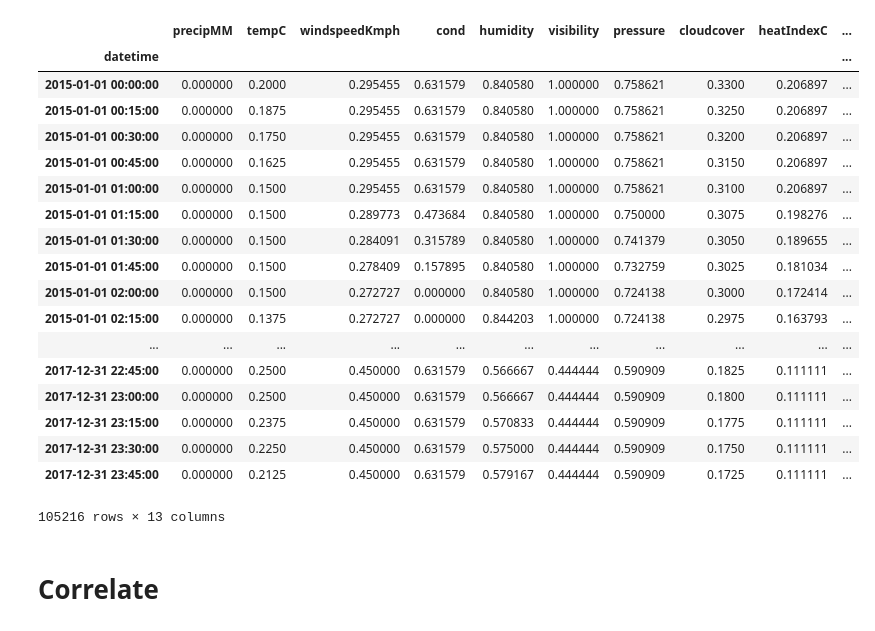
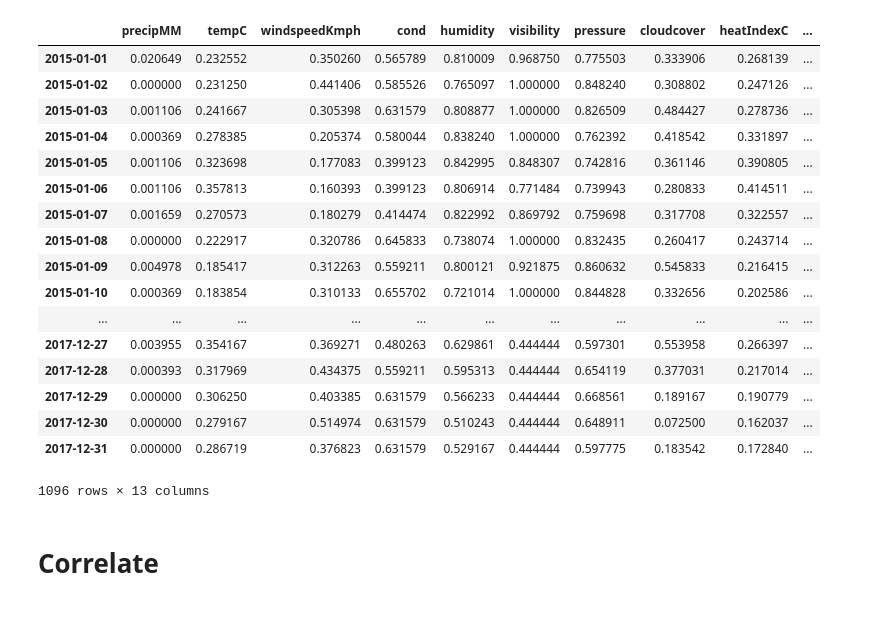
Before and after one commit to mavicreccion/DATAMIN_FinalProject, a Jupyter notebook: correlate_weather_data.ipynb, the cells around one changed output. Saved outputs shown, nothing was run; the diff lists cells and outputs as text; code cells hidden in the pictures.

```diff
--- a/correlate_weather_data.ipynb
+++ b/correlate_weather_data.ipynb
@@ -5,46 +5,45 @@ import string
 import matplotlib.pyplot as plt
 from pandas.plotting import scatter_matrix
 # %%
-weather_dataset1 = pd.read_csv('wwo_normalized_manila\\worldweatheronline_normalized_manila_2015.csv', index_col=['datetime'], parse_dates=['datetime'], skipinitialspace=True)
-weather_dataset1 = weather_dataset1[:35040]
-weather_dataset2 = pd.read_csv('wwo_normalized_manila\\worldweatheronline_normalized_manila_2016.csv', index_col=['datetime'], parse_dates=['datetime'], skipinitialspace=True)
-weather_dataset3 = pd.read_csv('wwo_normalized_manila\\worldweatheronline_normalized_manila_2017.csv', index_col=['datetime'], parse_dates=['datetime'], skipinitialspace=True)
+weather_dataset1 = pd.read_csv('wwo_normalized_manila\\worldweatheronline_normalized_manila_2015_1day.csv', index_col=[0], parse_dates=[0], skipinitialspace=True)
+# weather_dataset1 = weather_dataset1[:35040]
+weather_dataset2 = pd.read_csv('wwo_normalized_manila\\worldweatheronline_normalized_manila_2016_1day.csv', index_col=[0], parse_dates=[0], skipinitialspace=True)
+weather_dataset3 = pd.read_csv('wwo_normalized_manila\\worldweatheronline_normalized_manila_2017_1day.csv', index_col=[0], parse_dates=[0], skipinitialspace=True)
 weather_dataset = []
 weather_dataset.append(weather_dataset1)
 weather_dataset.append(weather_dataset2)
 weather_dataset.append(weather_dataset3)
 weather_dataset = pd.concat(weather_dataset)
 weather_dataset
 
 # weather_dataset = pd.read_csv('wwo_normalized_manila\\worldweatheronline_normalized_manila_2017.csv', index_col=['datetime'], parse_dates=['datetime'], skipinitialspace=True)
 # weather_dataset = weather_dataset[:35040]
 
 # Remove unused columms
 cols_to_remove = [1,2,4,12,14,16,17,20]
 weather_dataset.drop(weather_dataset.columns[[cols_to_remove]], axis=1, inplace=True)
 
 # Reorder dataset
 weather_dataset = weather_dataset[['precipMM', 'tempC', 'windspeedKmph', 'cond', 'humidity', 'visibility', 'pressure', 'cloudcover', 'heatIndexC', 'dewPointC', 'windChillC', 'windGustKmph', 'feelsLikeC']]
 weather_dataset
 # %% [output]
 |  | precipMM | tempC | windspeedKmph | cond | humidity | visibility | pressure | cloudcover | heatIndexC | ... |
-| datetime |  |  |  |  |  |  |  |  |  | ... |
-| 2015-01-01 00:00:00 | 0.000000 | 0.2000 | 0.295455 | 0.631579 | 0.840580 | 1.000000 | 0.758621 | 0.3300 | 0.206897 | ... |
-| 2015-01-01 00:15:00 | 0.000000 | 0.1875 | 0.295455 | 0.631579 | 0.840580 | 1.000000 | 0.758621 | 0.3250 | 0.206897 | ... |
-| 2015-01-01 00:30:00 | 0.000000 | 0.1750 | 0.295455 | 0.631579 | 0.840580 | 1.000000 | 0.758621 | 0.3200 | 0.206897 | ... |
-| 2015-01-01 00:45:00 | 0.000000 | 0.1625 | 0.295455 | 0.631579 | 0.840580 | 1.000000 | 0.758621 | 0.3150 | 0.206897 | ... |
-| 2015-01-01 01:00:00 | 0.000000 | 0.1500 | 0.295455 | 0.631579 | 0.840580 | 1.000000 | 0.758621 | 0.3100 | 0.206897 | ... |
-| 2015-01-01 01:15:00 | 0.000000 | 0.1500 | 0.289773 | 0.473684 | 0.840580 | 1.000000 | 0.750000 | 0.3075 | 0.198276 | ... |
-| 2015-01-01 01:30:00 | 0.000000 | 0.1500 | 0.284091 | 0.315789 | 0.840580 | 1.000000 | 0.741379 | 0.3050 | 0.189655 | ... |
-| 2015-01-01 01:45:00 | 0.000000 | 0.1500 | 0.278409 | 0.157895 | 0.840580 | 1.000000 | 0.732759 | 0.3025 | 0.181034 | ... |
-| 2015-01-01 02:00:00 | 0.000000 | 0.1500 | 0.272727 | 0.000000 | 0.840580 | 1.000000 | 0.724138 | 0.3000 | 0.172414 | ... |
-| 2015-01-01 02:15:00 | 0.000000 | 0.1375 | 0.272727 | 0.000000 | 0.844203 | 1.000000 | 0.724138 | 0.2975 | 0.163793 | ... |
+| 2015-01-01 | 0.020649 | 0.232552 | 0.350260 | 0.565789 | 0.810009 | 0.968750 | 0.775503 | 0.333906 | 0.268139 | ... |
+| 2015-01-02 | 0.000000 | 0.231250 | 0.441406 | 0.585526 | 0.765097 | 1.000000 | 0.848240 | 0.308802 | 0.247126 | ... |
+| 2015-01-03 | 0.001106 | 0.241667 | 0.305398 | 0.631579 | 0.808877 | 1.000000 | 0.826509 | 0.484427 | 0.278736 | ... |
+| 2015-01-04 | 0.000369 | 0.278385 | 0.205374 | 0.580044 | 0.838240 | 1.000000 | 0.762392 | 0.418542 | 0.331897 | ... |
+| 2015-01-05 | 0.001106 | 0.323698 | 0.177083 | 0.399123 | 0.842995 | 0.848307 | 0.742816 | 0.361146 | 0.390805 | ... |
+| 2015-01-06 | 0.001106 | 0.357813 | 0.160393 | 0.399123 | 0.806914 | 0.771484 | 0.739943 | 0.280833 | 0.414511 | ... |
+| 2015-01-07 | 0.001659 | 0.270573 | 0.180279 | 0.414474 | 0.822992 | 0.869792 | 0.759698 | 0.317708 | 0.322557 | ... |
+| 2015-01-08 | 0.000000 | 0.222917 | 0.320786 | 0.645833 | 0.738074 | 1.000000 | 0.832435 | 0.260417 | 0.243714 | ... |
+| 2015-01-09 | 0.004978 | 0.185417 | 0.312263 | 0.559211 | 0.800121 | 0.921875 | 0.860632 | 0.545833 | 0.216415 | ... |
+| 2015-01-10 | 0.000369 | 0.183854 | 0.310133 | 0.655702 | 0.721014 | 1.000000 | 0.844828 | 0.332656 | 0.202586 | ... |
 | ... | ... | ... | ... | ... | ... | ... | ... | ... | ... | ... |
-| 2017-12-31 22:45:00 | 0.000000 | 0.2500 | 0.450000 | 0.631579 | 0.566667 | 0.444444 | 0.590909 | 0.1825 | 0.111111 | ... |
-| 2017-12-31 23:00:00 | 0.000000 | 0.2500 | 0.450000 | 0.631579 | 0.566667 | 0.444444 | 0.590909 | 0.1800 | 0.111111 | ... |
-| 2017-12-31 23:15:00 | 0.000000 | 0.2375 | 0.450000 | 0.631579 | 0.570833 | 0.444444 | 0.590909 | 0.1775 | 0.111111 | ... |
-| 2017-12-31 23:30:00 | 0.000000 | 0.2250 | 0.450000 | 0.631579 | 0.575000 | 0.444444 | 0.590909 | 0.1750 | 0.111111 | ... |
-| 2017-12-31 23:45:00 | 0.000000 | 0.2125 | 0.450000 | 0.631579 | 0.579167 | 0.444444 | 0.590909 | 0.1725 | 0.111111 | ... |
+| 2017-12-27 | 0.003955 | 0.354167 | 0.369271 | 0.480263 | 0.629861 | 0.444444 | 0.597301 | 0.553958 | 0.266397 | ... |
+| 2017-12-28 | 0.000393 | 0.317969 | 0.434375 | 0.559211 | 0.595313 | 0.444444 | 0.654119 | 0.377031 | 0.217014 | ... |
+| 2017-12-29 | 0.000000 | 0.306250 | 0.403385 | 0.631579 | 0.566233 | 0.444444 | 0.668561 | 0.189167 | 0.190779 | ... |
+| 2017-12-30 | 0.000000 | 0.279167 | 0.514974 | 0.631579 | 0.510243 | 0.444444 | 0.648911 | 0.072500 | 0.162037 | ... |
+| 2017-12-31 | 0.000000 | 0.286719 | 0.376823 | 0.631579 | 0.529167 | 0.444444 | 0.597775 | 0.183542 | 0.172840 | ... |
-105216 rows × 13 columns
+1096 rows × 13 columns
 # %% [markdown]
 # Correlate
```
Also changed, not shown: parts of 5 cells of this notebook, 30 other files.
